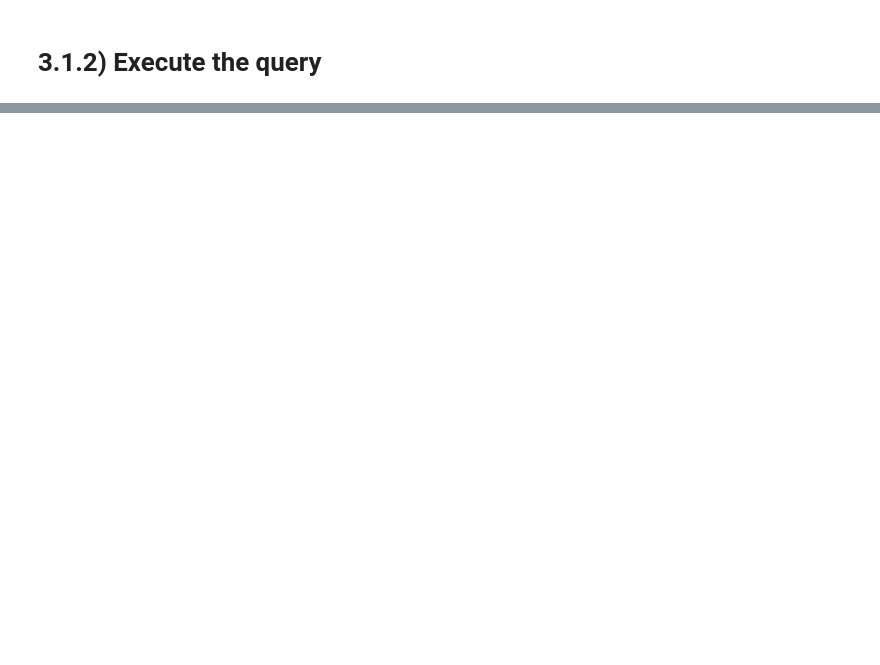
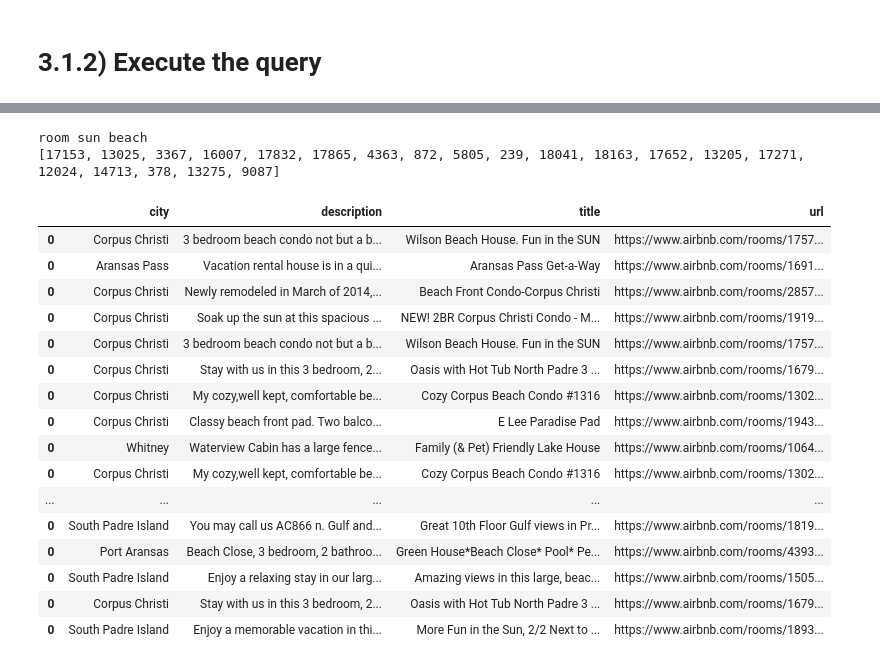
Before and after one commit to DanieleFi/ADMThirdHomework, a Jupyter notebook: ADMThirdHomework.ipynb, the cells around one changed output, grey strips where cells are left out. Cells and saved outputs as stored; diff of their text form; code cells hidden in the pictures; blank space fills up the shorter version.

Commit message:
added changes, improved query

```diff
--- a/ADMThirdHomework.ipynb
+++ b/ADMThirdHomework.ipynb
@@ -235,7 +257,3 @@ vocabulary_dataframe.to_csv('vocabulary.csv')
 # %%
 #compute an inverted index
-
-inverted_idx = defaultdict(list)
-for idx, vocab in enumerate(doc_vocabs):
-    for word in doc_vocabs[vocab]:
-        inverted_idx[vocabulary[word]].append(idx)
+inverted_idx=compute_inverted_idx(doc_vocabs,vocabulary)
@@ -253,4 +288,2 @@ inverted_index = pickle.load(open("invert_idx.p", "rb"))
 # %% [markdown]
 # 3.1.2) Execute the query
-# %%
-user_query=input()
@@ -293,0 +290,55 @@ for i in range(5):
+# %%
+def finalize_output(result_set):
+    df=pd.DataFrame()
+    for i,val in enumerate(result_set):
+        pd.set_option('display.max_colwidth', -1)
+        df=df.append(pd.read_csv('data/doc_'+str(val)+'.tsv',sep='\t',usecols=['description','title','city','url']
+                                 ,encoding='ISO-8859-1',index_col=False))
+        df.reset_index().drop('index',axis=1,inplace=True)
+    return df
+# %%
+def search_engine():
+    user_query=str(input())
+    #input()
+
+    user_query=preprocessing_text(user_query)
+
+    list_term_idx=[]
+    result_set=[]
+    for word in user_query:
+        #if word exist in the vocabulary
+        if word in vocabulary.keys():
+            list_term_idx.append(set(inverted_idx[vocabulary[word]]))
+        else:
+            list_term_idx.append({'x'})
+            break
+    result_set=list(set.intersection(*list_term_idx))
+    if 'x' in result_set or not result_set:
+        result_set='No results! Try again!'
+        return result_set
+
+    print(result_set)
+    result_set=finalize_output(result_set)
+    return result_set
+# %%
+search_engine()
+# %% [output]
+room sun beach
+[17153, 13025, 3367, 16007, 17832, 17865, 4363, 872, 5805, 239, 18041, 18163, 17652, 13205, 17271, 12024, 14713, 378, 13275, 9087]
+|  | city | description | title | url |
+| 0 | Corpus Christi | 3 bedroom beach condo not but a b... | Wilson Beach House. Fun in the SUN | https://www.airbnb.com/rooms/1757... |
+| 0 | Aransas Pass | Vacation rental house is in a qui... | Aransas Pass Get-a-Way | https://www.airbnb.com/rooms/1691... |
+| 0 | Corpus Christi | Newly remodeled in March of 2014,... | Beach Front Condo-Corpus Christi | https://www.airbnb.com/rooms/2857... |
+| 0 | Corpus Christi | Soak up the sun at this spacious ... | NEW! 2BR Corpus Christi Condo - M... | https://www.airbnb.com/rooms/1919... |
+| 0 | Corpus Christi | 3 bedroom beach condo not but a b... | Wilson Beach House. Fun in the SUN | https://www.airbnb.com/rooms/1757... |
+| 0 | Corpus Christi | Stay with us in this 3 bedroom, 2... | Oasis with Hot Tub North Padre 3 ... | https://www.airbnb.com/rooms/1679... |
+| 0 | Corpus Christi | My cozy,well kept, comfortable be... | Cozy Corpus Beach Condo #1316 | https://www.airbnb.com/rooms/1302... |
+| 0 | Corpus Christi | Classy beach front pad. Two balco... | E Lee Paradise Pad | https://www.airbnb.com/rooms/1943... |
+| 0 | Whitney | Waterview Cabin has a large fence... | Family (& Pet) Friendly Lake House | https://www.airbnb.com/rooms/1064... |
+| 0 | Corpus Christi | My cozy,well kept, comfortable be... | Cozy Corpus Beach Condo #1316 | https://www.airbnb.com/rooms/1302... |
+| ... | ... | ... | ... | ... |
+| 0 | South Padre Island | You may call us AC866 n. Gulf and... | Great 10th Floor Gulf views in Pr... | https://www.airbnb.com/rooms/1819... |
+| 0 | Port Aransas | Beach Close, 3 bedroom, 2 bathroo... | Green House*Beach Close* Pool* Pe... | https://www.airbnb.com/rooms/4393... |
+| 0 | South Padre Island | Enjoy a relaxing stay in our larg... | Amazing views in this large, beac... | https://www.airbnb.com/rooms/1505... |
+| 0 | Corpus Christi | Stay with us in this 3 bedroom, 2... | Oasis with Hot Tub North Padre 3 ... | https://www.airbnb.com/rooms/1679... |
+| 0 | South Padre Island | Enjoy a memorable vacation in thi... | More Fun in the Sun, 2/2 Next to ... | https://www.airbnb.com/rooms/1893... |
```
Also changed, not shown: parts of 24 cells of this notebook, 1 other file.
